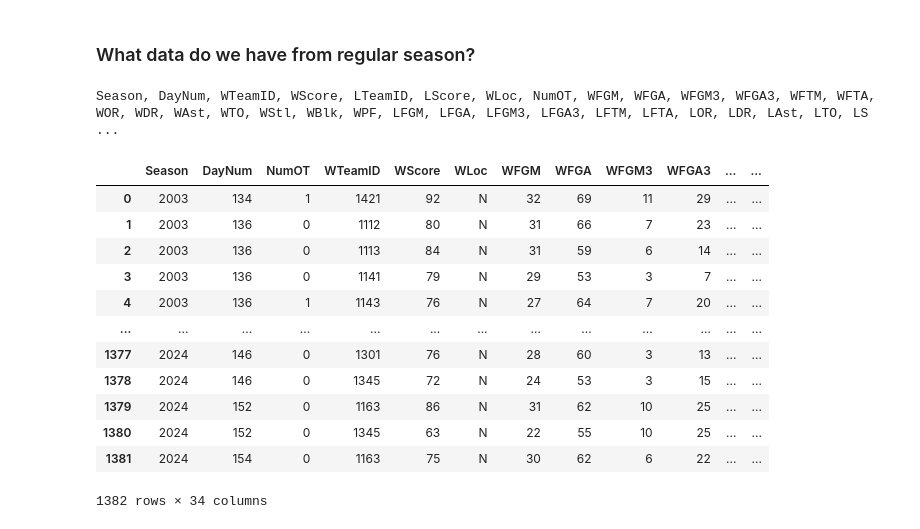
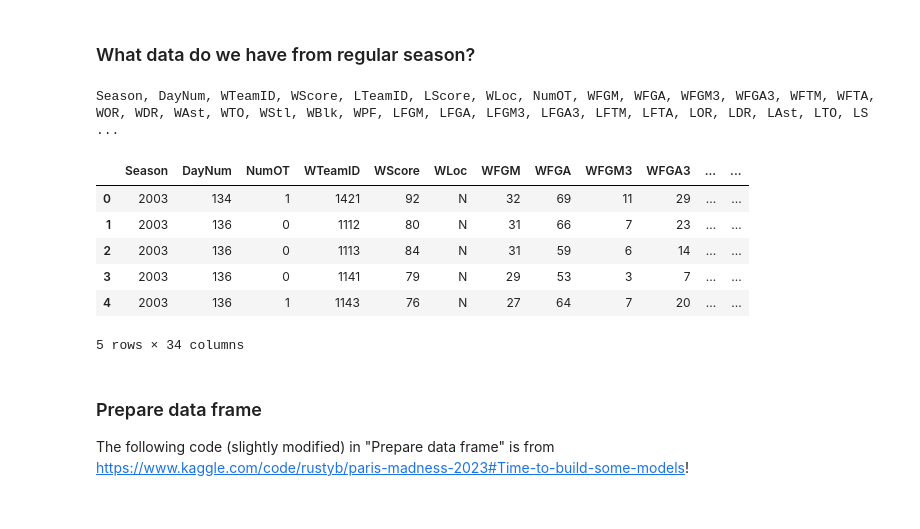
Before and after one commit to fantasy2fry/march-ml-madness-2025, a Jupyter notebook: src/sebislaw/Feature_engineering.ipynb, the cells around one changed output. Saved outputs shown, nothing was run; the diff lists cells and outputs as text; code cells hidden in the pictures.

```diff
--- a/src/sebislaw/Feature_engineering.ipynb
+++ b/src/sebislaw/Feature_engineering.ipynb
@@ -103,28 +90,21 @@ WNCAATourneySlots = pd.read_csv(join(data_path, 'WNCAATourneySlots.csv'))
 # %%
 df = MNCAATourneyDetailedResults.copy()
 for l in list(df):
     print(l, end=', ')
 # list(df)
+
+df[['Season', 'DayNum', 'NumOT',
+ 'WTeamID',  'WScore', 'WLoc',
+ 'WFGM', 'WFGA', 'WFGM3', 'WFGA3', 'WFTM', 'WFTA', 'WOR', 'WDR', 'WAst', 'WTO', 'WStl', 'WBlk', 'WPF',
+ 'LTeamID', 'LScore',
+ 'LFGM', 'LFGA', 'LFGM3', 'LFGA3', 'LFTM', 'LFTA', 'LOR', 'LDR', 'LAst', 'LTO', 'LStl', 'LBlk', 'LPF'
+]].head()
 # %% [output]
 Season, DayNum, WTeamID, WScore, LTeamID, LScore, WLoc, NumOT, WFGM, WFGA, WFGM3, WFGA3, WFTM, WFTA, WOR, WDR, WAst, WTO, WStl, WBlk, WPF, LFGM, LFGA, LFGM3, LFGA3, LFTM, LFTA, LOR, LDR, LAst, LTO, LS ...
+|  | Season | DayNum | NumOT | WTeamID | WScore | WLoc | WFGM | WFGA | WFGM3 | WFGA3 | ... | ... |
+| 0 | 2003 | 134 | 1 | 1421 | 92 | N | 32 | 69 | 11 | 29 | ... | ... |
+| 1 | 2003 | 136 | 0 | 1112 | 80 | N | 31 | 66 | 7 | 23 | ... | ... |
+| 2 | 2003 | 136 | 0 | 1113 | 84 | N | 31 | 59 | 6 | 14 | ... | ... |
+| 3 | 2003 | 136 | 0 | 1141 | 79 | N | 29 | 53 | 3 | 7 | ... | ... |
+| 4 | 2003 | 136 | 1 | 1143 | 76 | N | 27 | 64 | 7 | 20 | ... | ... |
+5 rows × 34 columns
-# %%
-df[['Season', 'DayNum', 'NumOT',
- 'WTeamID',  'WScore', 'WLoc',
- 'WFGM', 'WFGA', 'WFGM3', 'WFGA3', 'WFTM', 'WFTA', 'WOR', 'WDR', 'WAst', 'WTO', 'WStl', 'WBlk', 'WPF',
- 'LTeamID', 'LScore',
- 'LFGM', 'LFGA', 'LFGM3', 'LFGA3', 'LFTM', 'LFTA', 'LOR', 'LDR', 'LAst', 'LTO', 'LStl', 'LBlk', 'LPF'
-]]
-# %% [output]
-|  | Season | DayNum | NumOT | WTeamID | WScore | WLoc | WFGM | WFGA | WFGM3 | WFGA3 | ... | ... |
-| 0 | 2003 | 134 | 1 | 1421 | 92 | N | 32 | 69 | 11 | 29 | ... | ... |
-| 1 | 2003 | 136 | 0 | 1112 | 80 | N | 31 | 66 | 7 | 23 | ... | ... |
-| 2 | 2003 | 136 | 0 | 1113 | 84 | N | 31 | 59 | 6 | 14 | ... | ... |
-| 3 | 2003 | 136 | 0 | 1141 | 79 | N | 29 | 53 | 3 | 7 | ... | ... |
-| 4 | 2003 | 136 | 1 | 1143 | 76 | N | 27 | 64 | 7 | 20 | ... | ... |
-| ... | ... | ... | ... | ... | ... | ... | ... | ... | ... | ... | ... | ... |
-| 1377 | 2024 | 146 | 0 | 1301 | 76 | N | 28 | 60 | 3 | 13 | ... | ... |
-| 1378 | 2024 | 146 | 0 | 1345 | 72 | N | 24 | 53 | 3 | 15 | ... | ... |
-| 1379 | 2024 | 152 | 0 | 1163 | 86 | N | 31 | 62 | 10 | 25 | ... | ... |
-| 1380 | 2024 | 152 | 0 | 1345 | 63 | N | 22 | 55 | 10 | 25 | ... | ... |
-| 1381 | 2024 | 154 | 0 | 1163 | 75 | N | 30 | 62 | 6 | 22 | ... | ... |
-1382 rows × 34 columns
@@ -157,0 +111,4 @@ df[['Season', 'DayNum', 'NumOT',
+# %% [markdown]
+### Prepare data frame
+The following code (slightly modified) in "Prepare data frame" is from \
+https://www.kaggle.com/code/rustyb/paris-madness-2023#Time-to-build-some-models!
```
Also changed, not shown: parts of 28 cells of this notebook.
